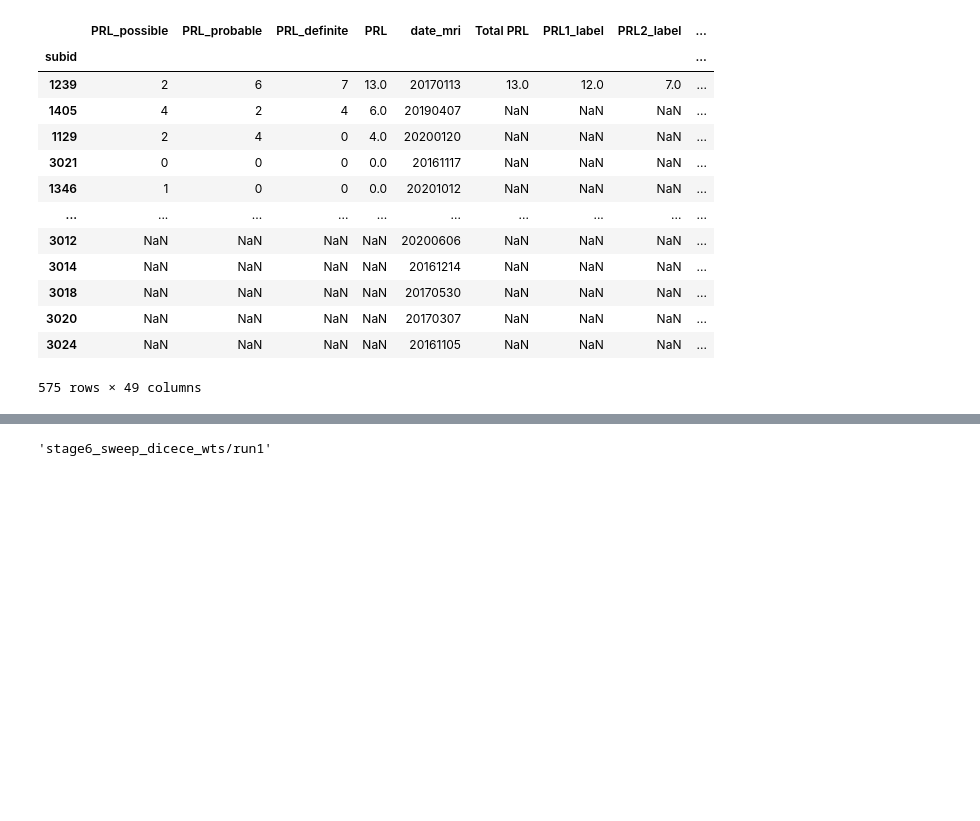
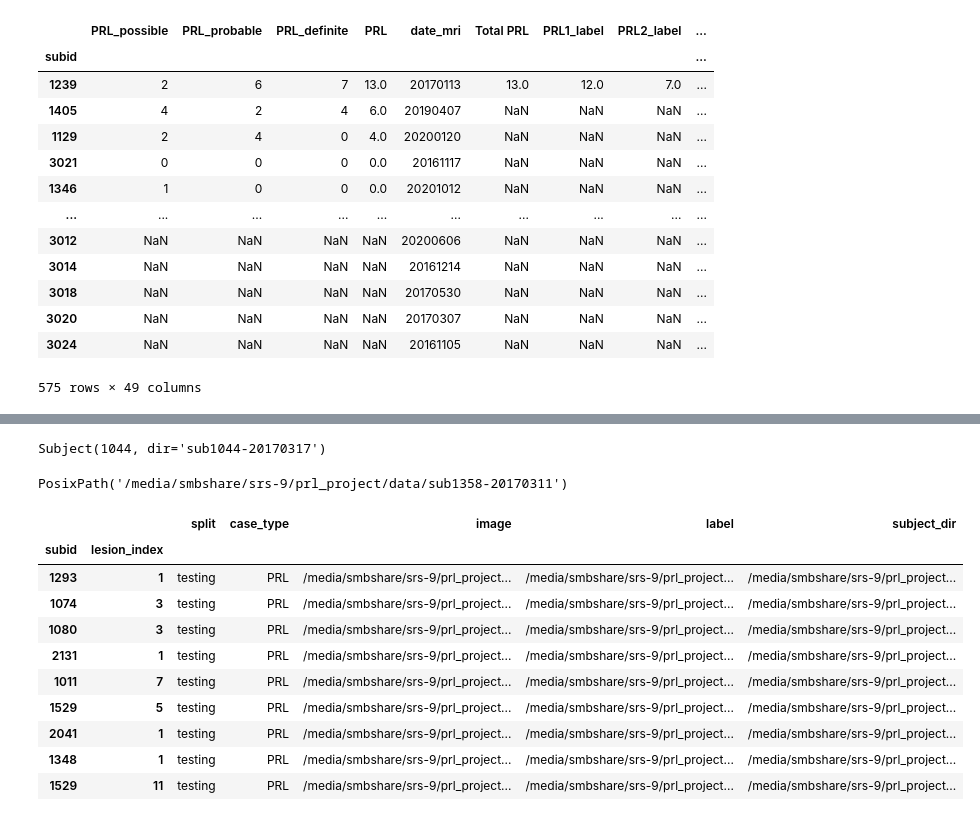
Before and after one commit to srs328/prl_project, a Jupyter notebook: notebooks/save_final_prl_seg.ipynb, the cells around one changed output, grey strips where cells are left out. Drawn from its saved outputs; the diff is of its cells as text; code cells hidden in the pictures; blank space fills up the shorter version.

```diff
--- a/notebooks/save_final_prl_seg.ipynb
+++ b/notebooks/save_final_prl_seg.ipynb
@@ -248,4 +363,42 @@ PosixPath('/media/smbshare/srs-9/prl_project/inference_data/sub1126-20170609/prl
+# %%
+train_dataset.subject(1044)
+# %% [output]
+Subject(1044, dir='sub1044-20170317')
+# %%
+train_dataset.subject(subid).dir
+# %% [output]
+PosixPath('/media/smbshare/srs-9/prl_project/data/sub1358-20170311')
 # %%
-experiment.name
+import nibabel as nib
+import analysis.metrics
+reload_recursive(analysis.metrics)
+from analysis.metrics import performance
+
+step1_performance = {}
+step2_performance = {}
+for subid in tqdm(train_subjects.to_list()):
+    sub_dir = Path(f"{train_dataset.subject(subid).dir}")
+    lab_path =  sub_dir / "prl_seg_def_prob.nii.gz"
+    lab_data = nib.load(lab_path).get_fdata()
+
+    inf_path = sub_dir / "prl_inference_stage6_sweep_dicece_wts_run1.nii.gz"
+    inf_data = nib.load(inf_path).get_fdata()
+    step1_performance[subid] = performance.binary_segmentation_metrics(lab_data, inf_data)
+
+    inf_path = sub_dir / "prl_inference_stage6_sweep_dicece_wts_run1classed.nii.gz"
+    inf_data = nib.load(inf_path).get_fdata()
+    step2_performance[subid] = performance.binary_segmentation_metrics(lab_data, inf_data)
-# %% [output]
-'stage6_sweep_dicece_wts/run1'
+# %%
+test_prl = train_dataset.cases[(train_dataset.cases.case_type=="PRL") & (train_dataset.cases.split == "testing")]
+# %% [output]
+|  |  | split | case_type | image | label | subject_dir |
+| subid | lesion_index |  |  |  |  |  |
+| 1293 | 1 | testing | PRL | /media/smbshare/srs-9/prl_project... | /media/smbshare/srs-9/prl_project... | /media/smbshare/srs-9/prl_project... |
+| 1074 | 3 | testing | PRL | /media/smbshare/srs-9/prl_project... | /media/smbshare/srs-9/prl_project... | /media/smbshare/srs-9/prl_project... |
+| 1080 | 3 | testing | PRL | /media/smbshare/srs-9/prl_project... | /media/smbshare/srs-9/prl_project... | /media/smbshare/srs-9/prl_project... |
+| 2131 | 1 | testing | PRL | /media/smbshare/srs-9/prl_project... | /media/smbshare/srs-9/prl_project... | /media/smbshare/srs-9/prl_project... |
+| 1011 | 7 | testing | PRL | /media/smbshare/srs-9/prl_project... | /media/smbshare/srs-9/prl_project... | /media/smbshare/srs-9/prl_project... |
+| 1529 | 5 | testing | PRL | /media/smbshare/srs-9/prl_project... | /media/smbshare/srs-9/prl_project... | /media/smbshare/srs-9/prl_project... |
+| 2041 | 1 | testing | PRL | /media/smbshare/srs-9/prl_project... | /media/smbshare/srs-9/prl_project... | /media/smbshare/srs-9/prl_project... |
+| 1348 | 1 | testing | PRL | /media/smbshare/srs-9/prl_project... | /media/smbshare/srs-9/prl_project... | /media/smbshare/srs-9/prl_project... |
+| 1529 | 11 | testing | PRL | /media/smbshare/srs-9/prl_project... | /media/smbshare/srs-9/prl_project... | /media/smbshare/srs-9/prl_project... |
```
Also changed, not shown: parts of 21 cells of this notebook, 5 other files.
